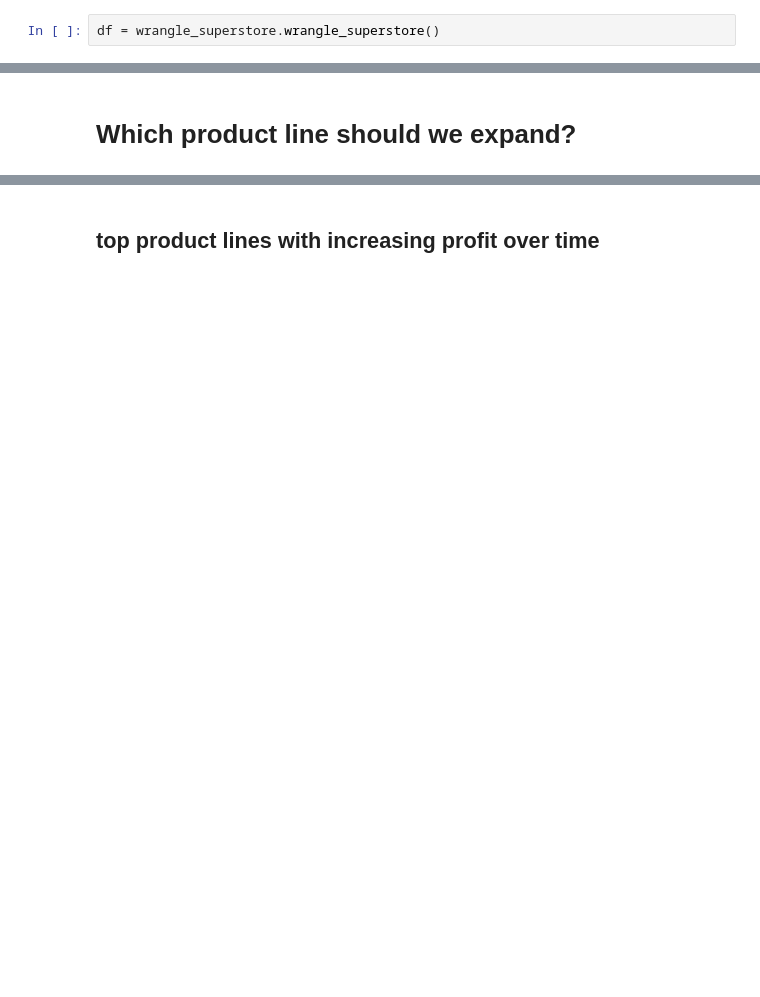
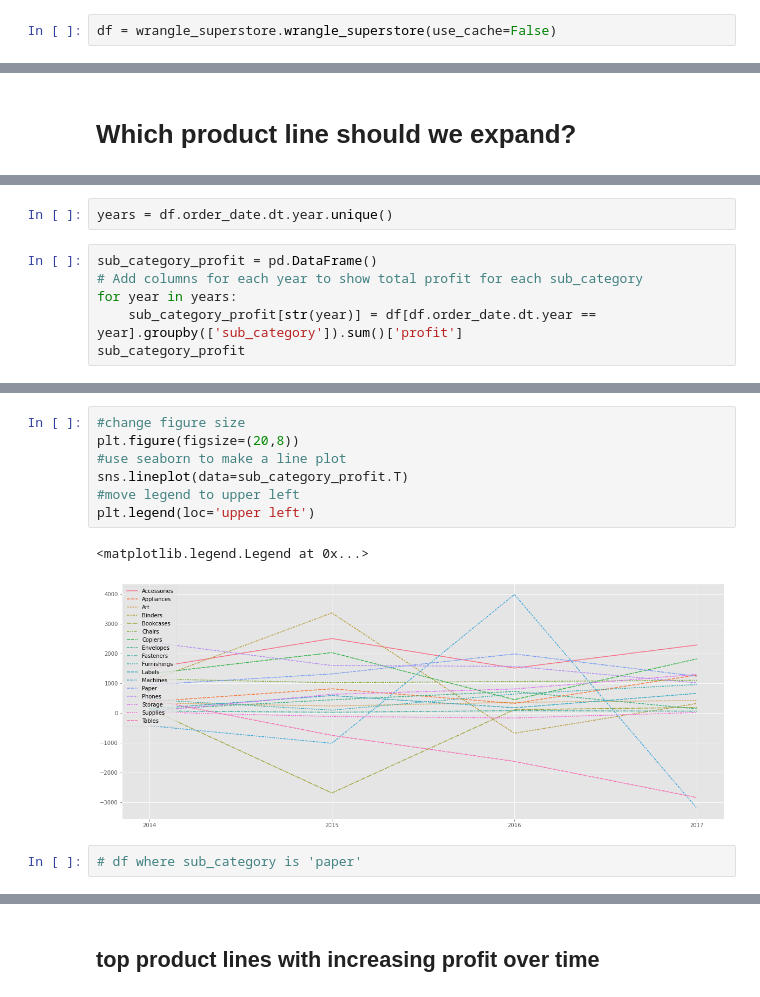
Before and after one commit to Waterman-Teceno-TSA/time-series-project, a Jupyter notebook: teceno_work_2.ipynb, the cells around one changed output, grey strips where cells are left out. Drawn from its saved outputs; the diff is of its cells as text; blank space fills up the shorter version.

```diff
--- a/teceno_work_2.ipynb
+++ b/teceno_work_2.ipynb
@@ -9,4 +11,4 @@ import matplotlib.pyplot as plt
 from matplotlib import style
 style.use('ggplot')
 # %%
-df = wrangle_superstore.wrangle_superstore()
+df = wrangle_superstore.wrangle_superstore(use_cache=False)
@@ -33,0 +106,8 @@ str.split('Maxell iVDR_Accessories')
+# %%
+years = df.order_date.dt.year.unique()
+# %%
+sub_category_profit = pd.DataFrame()
+# Add columns for each year to show total profit for each sub_category
+for year in years:
+    sub_category_profit[str(year)] = df[df.order_date.dt.year == year].groupby(['sub_category']).sum()['profit']
+sub_category_profit
@@ -33,0 +134,12 @@ str.split('Maxell iVDR_Accessories')
+# %%
+#change figure size
+plt.figure(figsize=(20,8))
+#use seaborn to make a line plot
+sns.lineplot(data=sub_category_profit.T)
+#move legend to upper left
+plt.legend(loc='upper left')
+# %% [output]
+<matplotlib.legend.Legend at 0x...>
+[figure, added]
+# %%
+# df where sub_category is 'paper'
```
Also changed, not shown: parts of 25 cells of this notebook.
